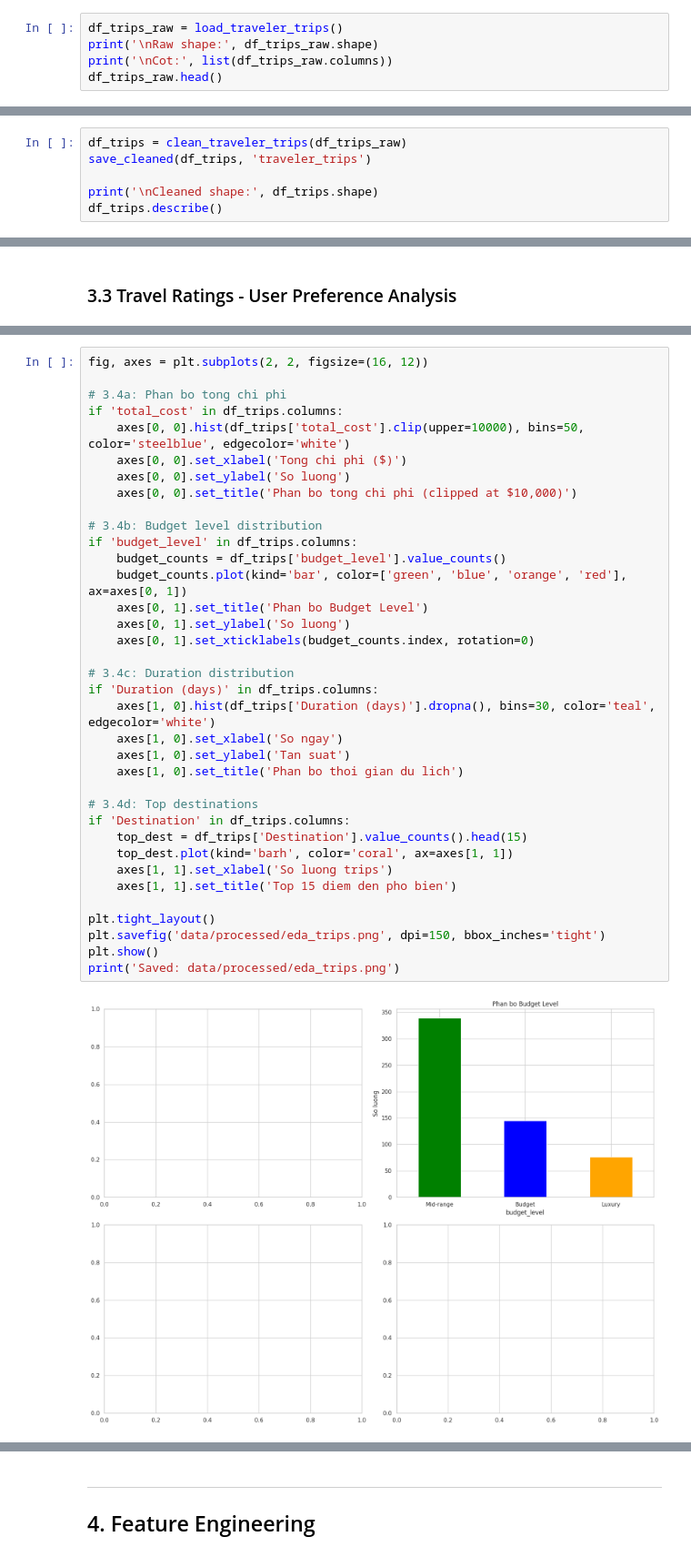
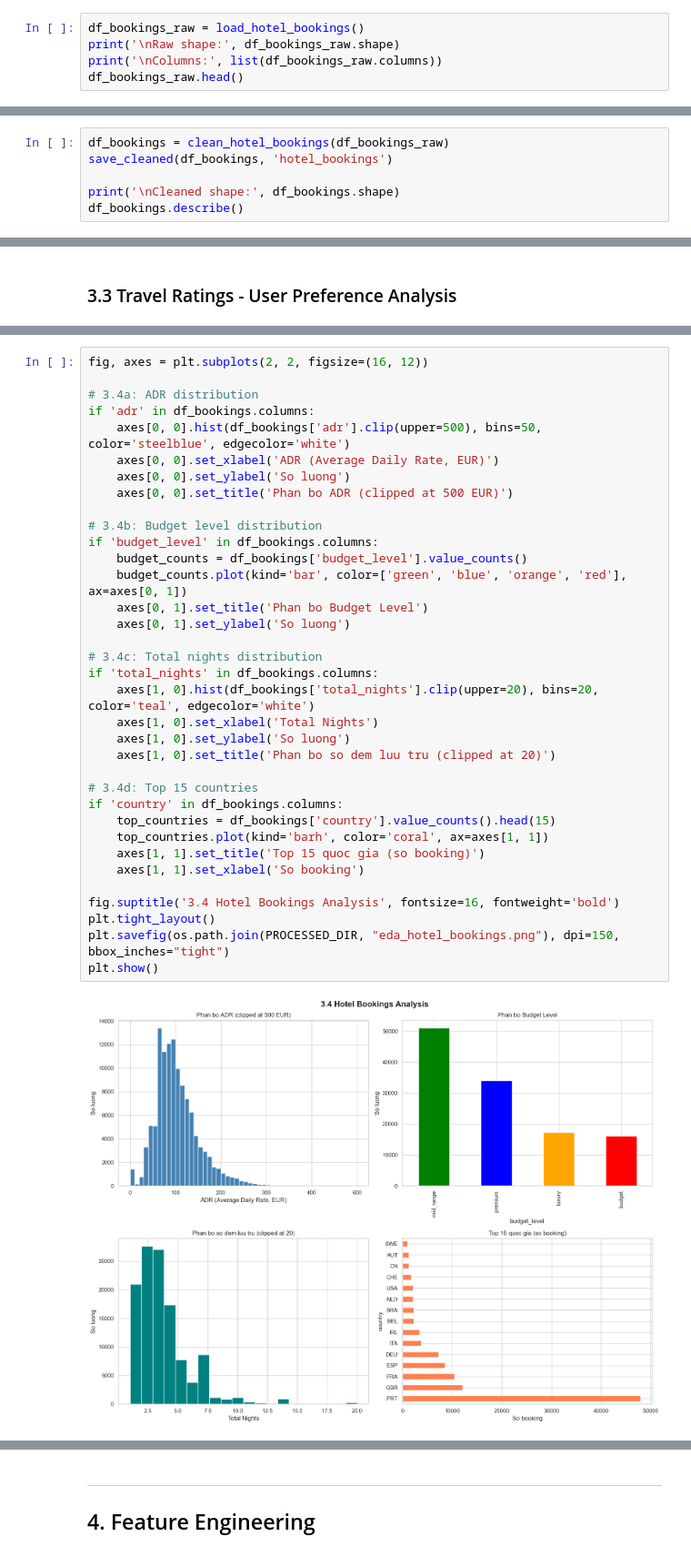
Before and after one commit to HieNguyen08/Introduction-AI-Assignment, a Jupyter notebook: notebooks/main_notebook.ipynb, the cells around one changed output, grey strips where cells are left out. Shown at 91% size. Saved outputs shown, nothing was run; the diff lists cells and outputs as text.

```diff
--- a/notebooks/main_notebook.ipynb
+++ b/notebooks/main_notebook.ipynb
@@ -320,7 +327,7 @@ Cleaned shape: (5456, 30)
 **Serves:** (B) CSP - budget and time constraints
 # %%
-df_trips_raw = load_traveler_trips()
-print('\nRaw shape:', df_trips_raw.shape)
-print('\nCot:', list(df_trips_raw.columns))
-df_trips_raw.head()
+df_bookings_raw = load_hotel_bookings()
+print('\nRaw shape:', df_bookings_raw.shape)
+print('\nColumns:', list(df_bookings_raw.columns))
+df_bookings_raw.head()
 # %% [output]
@@ -338,7 +345,7 @@ Cot: ['id', 'city', 'country', 'region', 'short_description', 'latitude', 'longi
 # %%
-df_trips = clean_traveler_trips(df_trips_raw)
-save_cleaned(df_trips, 'traveler_trips')
+df_bookings = clean_hotel_bookings(df_bookings_raw)
+save_cleaned(df_bookings, 'hotel_bookings')
 
-print('\nCleaned shape:', df_trips.shape)
-df_trips.describe()
+print('\nCleaned shape:', df_bookings.shape)
+df_bookings.describe()
 # %% [output]
@@ -558,38 +565,37 @@ if len(category_cols) >= 5:
 # %%
 fig, axes = plt.subplots(2, 2, figsize=(16, 12))
 
-# 3.4a: Phan bo tong chi phi
-if 'total_cost' in df_trips.columns:
-    axes[0, 0].hist(df_trips['total_cost'].clip(upper=10000), bins=50, color='steelblue', edgecolor='white')
-    axes[0, 0].set_xlabel('Tong chi phi ($)')
+# 3.4a: ADR distribution
+if 'adr' in df_bookings.columns:
+    axes[0, 0].hist(df_bookings['adr'].clip(upper=500), bins=50, color='steelblue', edgecolor='white')
+    axes[0, 0].set_xlabel('ADR (Average Daily Rate, EUR)')
     axes[0, 0].set_ylabel('So luong')
-    axes[0, 0].set_title('Phan bo tong chi phi (clipped at $10,000)')
+    axes[0, 0].set_title('Phan bo ADR (clipped at 500 EUR)')
 
 # 3.4b: Budget level distribution
-if 'budget_level' in df_trips.columns:
-    budget_counts = df_trips['budget_level'].value_counts()
+if 'budget_level' in df_bookings.columns:
+    budget_counts = df_bookings['budget_level'].value_counts()
     budget_counts.plot(kind='bar', color=['green', 'blue', 'orange', 'red'], ax=axes[0, 1])
     axes[0, 1].set_title('Phan bo Budget Level')
     axes[0, 1].set_ylabel('So luong')
-    axes[0, 1].set_xticklabels(budget_counts.index, rotation=0)
 
-# 3.4c: Duration distribution
-if 'Duration (days)' in df_trips.columns:
-    axes[1, 0].hist(df_trips['Duration (days)'].dropna(), bins=30, color='teal', edgecolor='white')
-    axes[1, 0].set_xlabel('So ngay')
-    axes[1, 0].set_ylabel('Tan suat')
-    axes[1, 0].set_title('Phan bo thoi gian du lich')
+# 3.4c: Total nights distribution
+if 'total_nights' in df_bookings.columns:
+    axes[1, 0].hist(df_bookings['total_nights'].clip(upper=20), bins=20, color='teal', edgecolor='white')
+    axes[1, 0].set_xlabel('Total Nights')
+    axes[1, 0].set_ylabel('So luong')
+    axes[1, 0].set_title('Phan bo so dem luu tru (clipped at 20)')
 
-# 3.4d: Top destinations
-if 'Destination' in df_trips.columns:
-    top_dest = df_trips['Destination'].value_counts().head(15)
-    top_dest.plot(kind='barh', color='coral', ax=axes[1, 1])
-    axes[1, 1].set_xlabel('So luong trips')
-    axes[1, 1].set_title('Top 15 diem den pho bien')
+# 3.4d: Top 15 countries
+if 'country' in df_bookings.columns:
+    top_countries = df_bookings['country'].value_counts().head(15)
+    top_countries.plot(kind='barh', color='coral', ax=axes[1, 1])
+    axes[1, 1].set_title('Top 15 quoc gia (so booking)')
+    axes[1, 1].set_xlabel('So booking')
 
+fig.suptitle('3.4 Hotel Bookings Analysis', fontsize=16, fontweight='bold')
 plt.tight_layout()
-plt.savefig('data/processed/eda_trips.png', dpi=150, bbox_inches='tight')
+plt.savefig(os.path.join(PROCESSED_DIR, "eda_hotel_bookings.png"), dpi=150, bbox_inches="tight")
 plt.show()
-print('Saved: data/processed/eda_trips.png')
 # %% [output]
-[figure, old version]
+[figure, new version]
```
Also changed, not shown: parts of 38 cells of this notebook, 1 other file.
